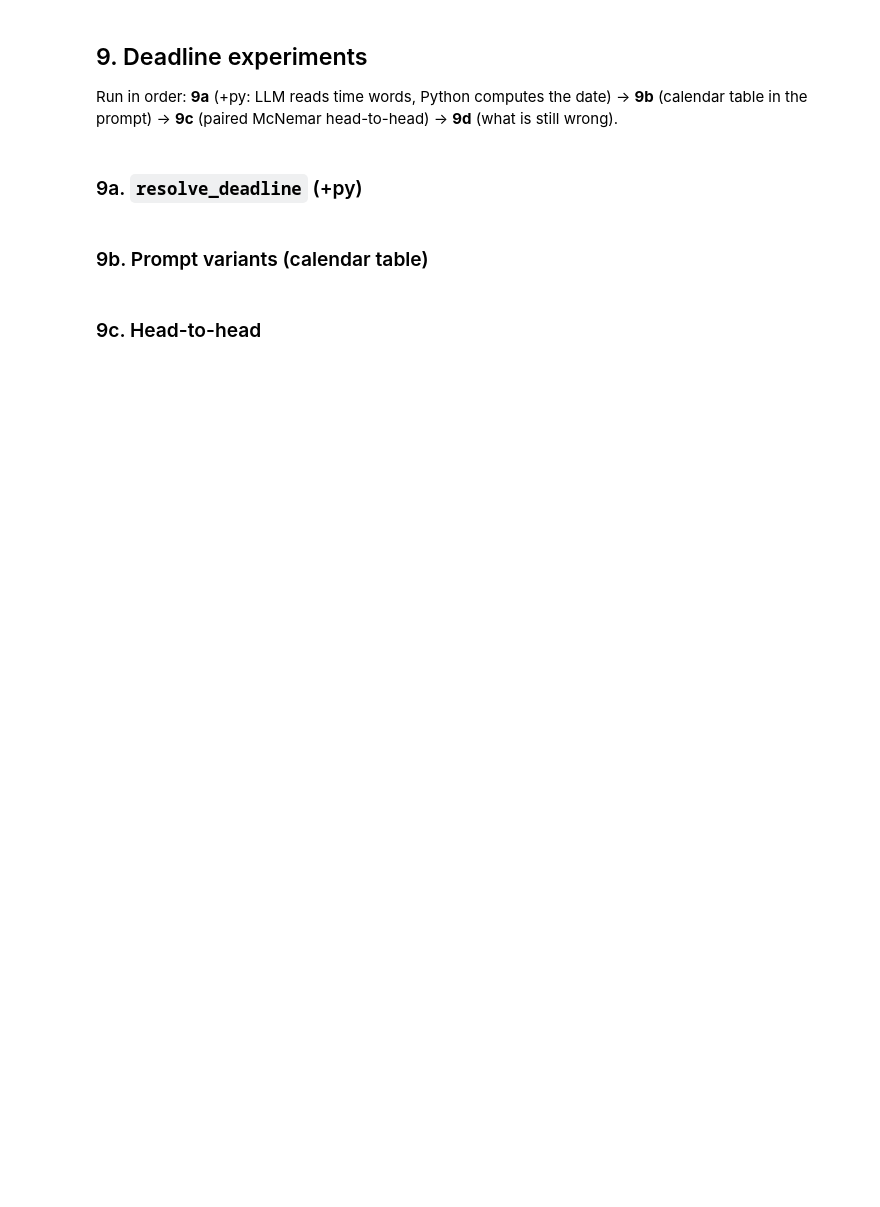
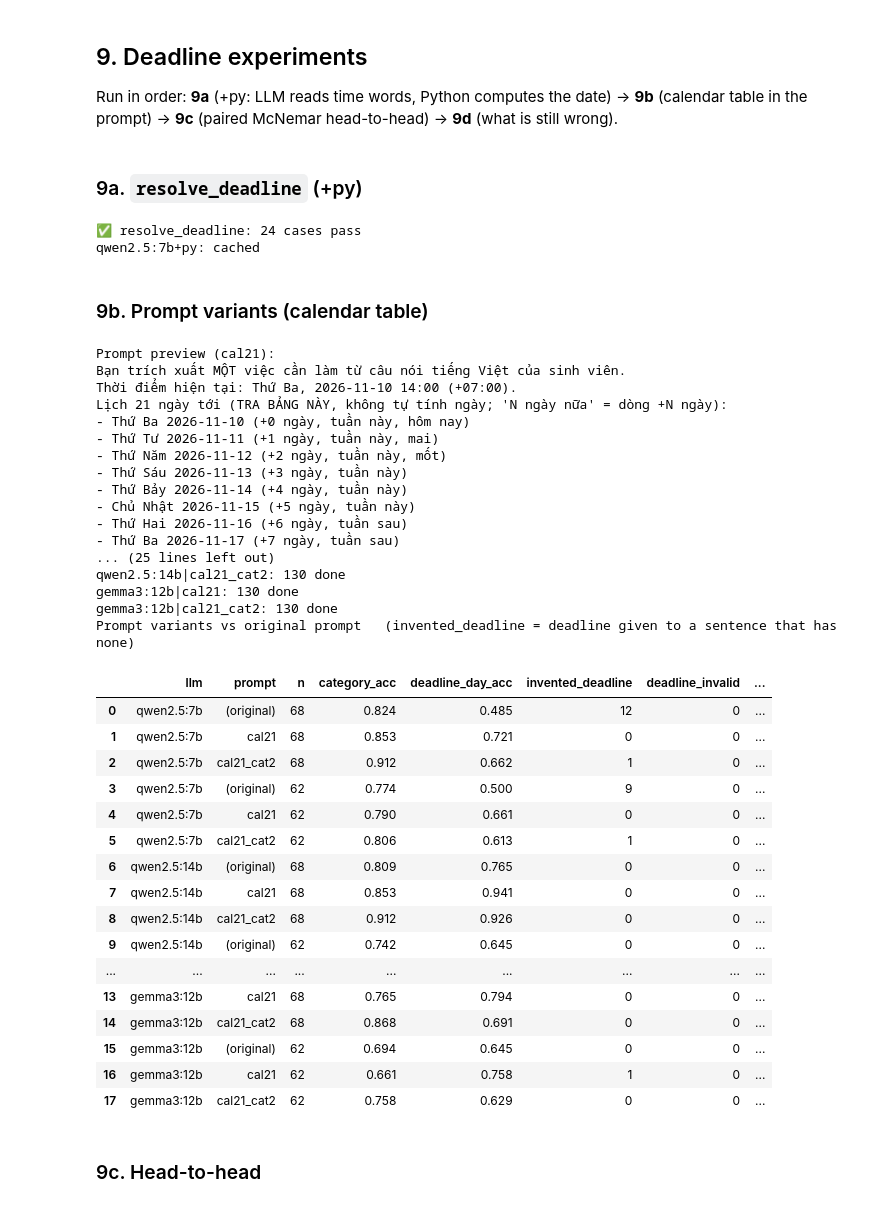
Before and after one commit to Znoywho/Recolly, a Jupyter notebook: server/notebooks/kaggle_voice_eval.ipynb, the cells around one changed output. Cells and saved outputs as stored; diff of their text form; code cells hidden in the pictures; blank space fills up the shorter version.

```diff
--- a/server/notebooks/kaggle_voice_eval.ipynb
+++ b/server/notebooks/kaggle_voice_eval.ipynb
@@ -46,7 +46,7 @@ assert INPUT_DIR.exists(), "This notebook is for Kaggle. Run voice_eval.ipynb on
 
 # --- What to run. Shrink these lists if the session gets close to the 12 h limit. ---
 ASR_MODELS = ["vinai/PhoWhisper-small", "vinai/PhoWhisper-medium", "vinai/PhoWhisper-large"]
-LLM_MODELS = ["qwen2.5:3b", "qwen2.5:7b", "gemma3:4b", "qwen3:4b"]
+LLM_MODELS = ["qwen2.5:3b", "qwen2.5:7b", "gemma3:4b", "qwen3:4b", "qwen2.5:14b", "gemma3:12b"]
 # Noise sweep cost: 60 clips × 3 noise types × 4 SNR = 720 transcriptions per model.
 NOISY_ASR_MODELS = ["vinai/PhoWhisper-small"]
 
@@ -1252,13 +1434,16 @@ for llm_model in PY_TEST_MODELS:
     print(f"{cache_name}: {len(todo)} done")
 
 parser_results = load_jsonl_cache(PARSER_CACHE)
+# %% [output]
+✅ resolve_deadline: 24 cases pass
+qwen2.5:7b+py: cached
 # %% [markdown]
 ### 9b. Prompt variants (calendar table)
 # %%
 # Prompt experiments: same LLM, same sentences, different system prompt → compare against the original prompt
 from datetime import datetime, timedelta
 
-PROMPT_TEST_MODELS = ["qwen2.5:7b", "gemma3:4b"]  # the two best LLMs so far
+PROMPT_TEST_MODELS = ["qwen2.5:7b", "qwen2.5:14b", "gemma3:12b"]  # gemma3:4b dropped: breaks on long prompts
 DAY_LABELS = {0: "hôm nay", 1: "mai", 2: "mốt"}
 CALENDAR_DAYS = 21
 
@@ -1413,33 +1598,68 @@ parser_results = load_jsonl_cache(PARSER_CACHE)
 # --- compare each variant with the original prompt of the same model (paired, McNemar) ---
 variant_rows = []
 for llm_model in PROMPT_TEST_MODELS:
     for source in PROMPT_TEST_SOURCES:
         baseline = task_success_by_id(parser_results, llm_model, source)
         for variant_name in ["(original)"] + list(PROMPT_VARIANTS):
             run_name = llm_model if variant_name == "(original)" else f"{llm_model}|{variant_name}"
             rows = [r for r in parser_results if r["llm_model"] == run_name and r["source"] == source]
             if not rows:
                 continue
             drafts = [r["draft"] or {} for r in rows]
             expected = [by_id[r["id"]]["expected"] for r in rows]
             row = {"llm": llm_model, "prompt": variant_name, "n": len(rows),
                    "category_acc": round(accuracy([d.get("category") for d in drafts], [e["category"] for e in expected]), 3),
                    "deadline_day_acc": round(sum(same_deadline_day(d.get("deadline_at"), e["deadline_at"])
                                                  for d, e in zip(drafts, expected)) / len(rows), 3),
                    "invented_deadline": sum(1 for d, e in zip(drafts, expected)
                                             if e["deadline_at"] is None and d.get("deadline_at")),
                    "deadline_invalid": sum(is_invalid_deadline(d.get("deadline_at")) for d in drafts),
                    "TASK_SUCCESS": round(sum(is_task_success(r["draft"], by_id[r["id"]]["expected"]) for r in rows) / len(rows), 3),
                    "latency_s": round(sum(r["processing_seconds"] for r in rows) / len(rows), 2)}
             if variant_name != "(original)":
                 paired = PairedComparison("original", baseline, variant_name,
                                           task_success_by_id(parser_results, run_name, source)).summary()
                 row.update({"only_orig_ok": paired["only_A_ok"], "only_new_ok": paired["only_B_ok"],
                             "p_value": paired["p_value"], "verdict": paired["verdict"]})
             variant_rows.append(row)
 
 print("Prompt variants vs original prompt   (invented_deadline = deadline given to a sentence that has none)")
 display(pd.DataFrame(variant_rows))
+# %% [output]
+Prompt preview (cal21):
+Bạn trích xuất MỘT việc cần làm từ câu nói tiếng Việt của sinh viên.
+Thời điểm hiện tại: Thứ Ba, 2026-11-10 14:00 (+07:00).
+Lịch 21 ngày tới (TRA BẢNG NÀY, không tự tính ngày; 'N ngày nữa' = dòng +N ngày):
+- Thứ Ba 2026-11-10 (+0 ngày, tuần này, hôm nay)
+- Thứ Tư 2026-11-11 (+1 ngày, tuần này, mai)
+- Thứ Năm 2026-11-12 (+2 ngày, tuần này, mốt)
+- Thứ Sáu 2026-11-13 (+3 ngày, tuần này)
+- Thứ Bảy 2026-11-14 (+4 ngày, tuần này)
+- Chủ Nhật 2026-11-15 (+5 ngày, tuần này)
+- Thứ Hai 2026-11-16 (+6 ngày, tuần sau)
+- Thứ Ba 2026-11-17 (+7 ngày, tuần sau)
+... (25 lines left out)
+qwen2.5:14b|cal21_cat2: 130 done
+gemma3:12b|cal21: 130 done
+gemma3:12b|cal21_cat2: 130 done
+Prompt variants vs original prompt   (invented_deadline = deadline given to a sentence that has none)
+|  | llm | prompt | n | category_acc | deadline_day_acc | invented_deadline | deadline_invalid | ... |
+| 0 | qwen2.5:7b | (original) | 68 | 0.824 | 0.485 | 12 | 0 | ... |
+| 1 | qwen2.5:7b | cal21 | 68 | 0.853 | 0.721 | 0 | 0 | ... |
+| 2 | qwen2.5:7b | cal21_cat2 | 68 | 0.912 | 0.662 | 1 | 0 | ... |
+| 3 | qwen2.5:7b | (original) | 62 | 0.774 | 0.500 | 9 | 0 | ... |
+| 4 | qwen2.5:7b | cal21 | 62 | 0.790 | 0.661 | 0 | 0 | ... |
+| 5 | qwen2.5:7b | cal21_cat2 | 62 | 0.806 | 0.613 | 1 | 0 | ... |
+| 6 | qwen2.5:14b | (original) | 68 | 0.809 | 0.765 | 0 | 0 | ... |
+| 7 | qwen2.5:14b | cal21 | 68 | 0.853 | 0.941 | 0 | 0 | ... |
+| 8 | qwen2.5:14b | cal21_cat2 | 68 | 0.912 | 0.926 | 0 | 0 | ... |
+| 9 | qwen2.5:14b | (original) | 62 | 0.742 | 0.645 | 0 | 0 | ... |
+| ... | ... | ... | ... | ... | ... | ... | ... | ... |
+| 13 | gemma3:12b | cal21 | 68 | 0.765 | 0.794 | 0 | 0 | ... |
+| 14 | gemma3:12b | cal21_cat2 | 68 | 0.868 | 0.691 | 0 | 0 | ... |
+| 15 | gemma3:12b | (original) | 62 | 0.694 | 0.645 | 0 | 0 | ... |
+| 16 | gemma3:12b | cal21 | 62 | 0.661 | 0.758 | 1 | 0 | ... |
+| 17 | gemma3:12b | cal21_cat2 | 62 | 0.758 | 0.629 | 0 | 0 | ... |
 # %% [markdown]
 ### 9c. Head-to-head
 # %%
```
Also changed, not shown: parts of 19 cells of this notebook, 6 other files.
